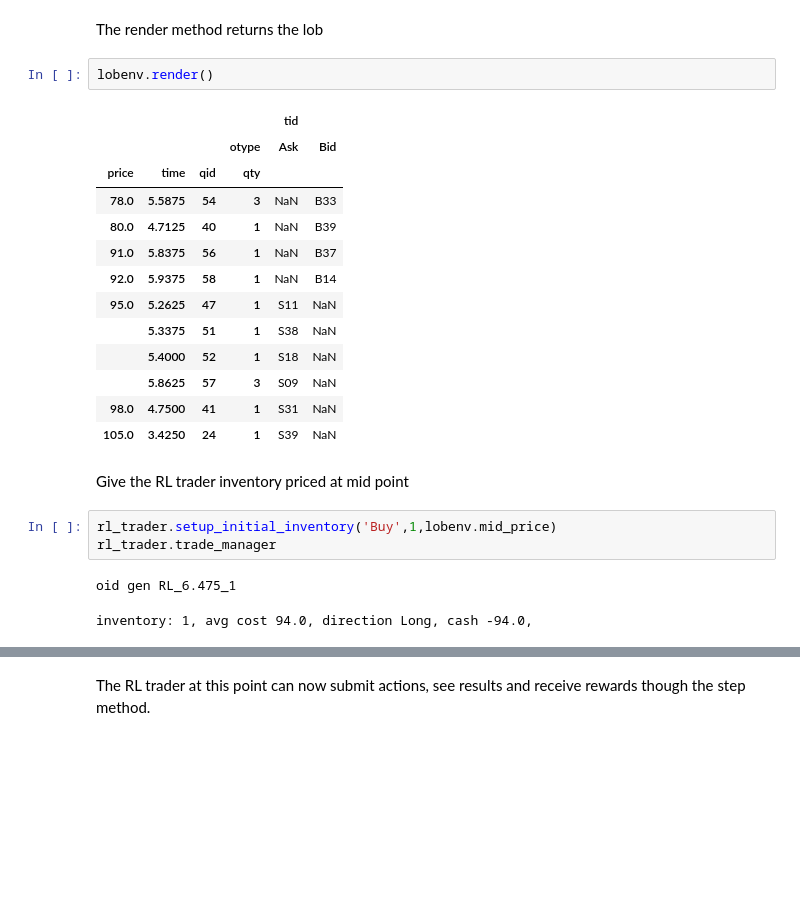
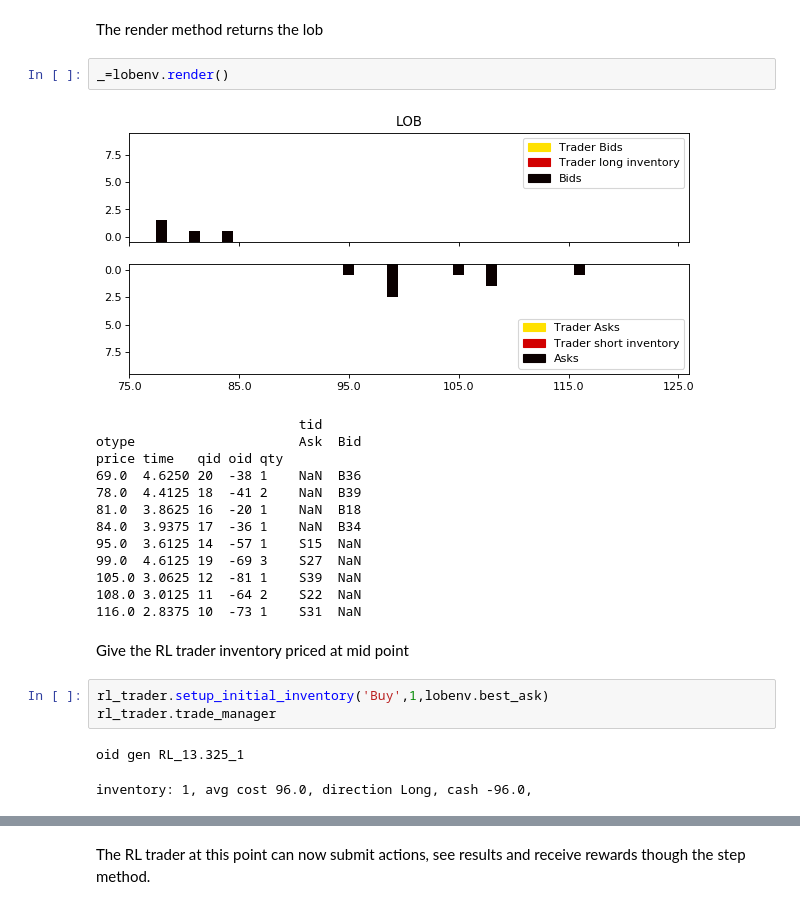
Before and after one commit to yetiminer/BUCLSE, a Jupyter notebook: Tutorials/Intro to BUCLSE part 4 Reinforcement Learning.ipynb, the cells around one changed output, grey strips where cells are left out. Drawn from its saved outputs; the diff is of its cells as text; blank space fills up the shorter version.

Commit message:
rendering for RL, fixing tid dict in exchange

```diff
--- a/Tutorials/Intro to BUCLSE part 4 Reinforcement Learning.ipynb
+++ b/Tutorials/Intro to BUCLSE part 4 Reinforcement Learning.ipynb
@@ -97,26 +97,26 @@ timer.time
 # %% [markdown]
 The render method returns the lob
-# %%
-lobenv.render()
-# %% [output]
-|  |  |  |  | tid |  |
-|  |  |  | otype | Ask | Bid |
-| price | time | qid | qty |  |  |
-| 78.0 | 5.5875 | 54 | 3 | NaN | B33 |
-| 80.0 | 4.7125 | 40 | 1 | NaN | B39 |
-| 91.0 | 5.8375 | 56 | 1 | NaN | B37 |
-| 92.0 | 5.9375 | 58 | 1 | NaN | B14 |
-| 95.0 | 5.2625 | 47 | 1 | S11 | NaN |
-|  | 5.3375 | 51 | 1 | S38 | NaN |
-|  | 5.4000 | 52 | 1 | S18 | NaN |
-|  | 5.8625 | 57 | 3 | S09 | NaN |
-| 98.0 | 4.7500 | 41 | 1 | S31 | NaN |
-| 105.0 | 3.4250 | 24 | 1 | S39 | NaN |
+# %%
+_=lobenv.render()
+# %% [output]
+[figure, added]
+                          tid
+otype                     Ask  Bid
+price time   qid oid qty
+69.0  4.6250 20  -38 1    NaN  B36
+78.0  4.4125 18  -41 2    NaN  B39
+81.0  3.8625 16  -20 1    NaN  B18
+84.0  3.9375 17  -36 1    NaN  B34
+95.0  3.6125 14  -57 1    S15  NaN
+99.0  4.6125 19  -69 3    S27  NaN
+105.0 3.0625 12  -81 1    S39  NaN
+108.0 3.0125 11  -64 2    S22  NaN
+116.0 2.8375 10  -73 1    S31  NaN
 # %% [markdown]
 Give the RL trader inventory priced at mid point
 # %%
-rl_trader.setup_initial_inventory('Buy',1,lobenv.mid_price)
+rl_trader.setup_initial_inventory('Buy',1,lobenv.best_ask)
 rl_trader.trade_manager
 # %% [output]
-oid gen RL_6.475_1
+oid gen RL_13.325_1
-inventory: 1, avg cost 94.0, direction Long, cash -94.0,
+inventory: 1, avg cost 96.0, direction Long, cash -96.0,
```
Also changed, not shown: parts of 11 cells of this notebook, 5 other files.
